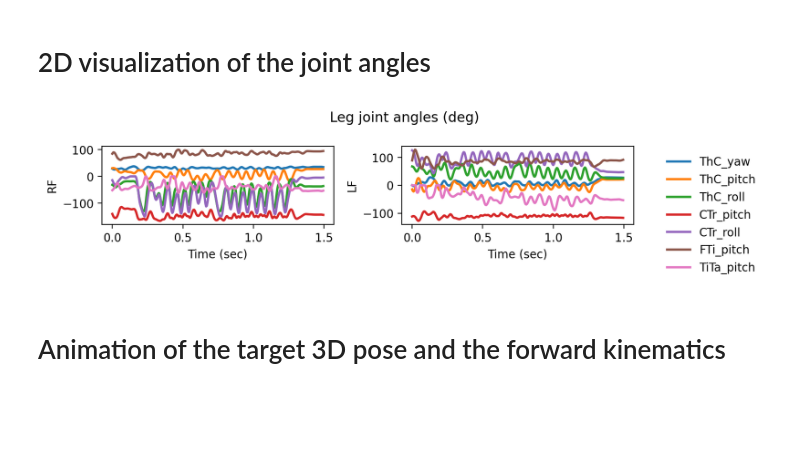
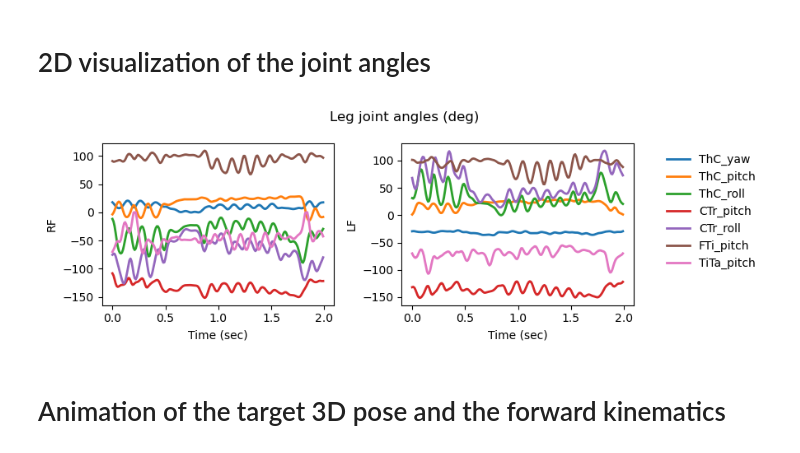
Before and after one commit to NeLy-EPFL/sequential-inverse-kinematics, a Jupyter notebook: docs/seqikpy_grooming.ipynb, the cells around one changed output. Cells and saved outputs as stored; diff of their text form; code cells hidden in the pictures; blank space fills up the shorter version.

```diff
--- a/docs/seqikpy_grooming.ipynb
+++ b/docs/seqikpy_grooming.ipynb
@@ -31,7 +31,7 @@ leg_joint_angle_names = [
 legs_to_align = ["RF","LF"]
 # %%
 # Load the data, below contains the kinematics during locomotion
-data_path = Path("../data/anipose_220525_aJO_Fly001_001/pose-3d")
+data_path = Path("../data/anipose_pose-220807_aJO-GAL4xUAS-CsChr_Fly002_002_Beh")
 pose_data = load_file(
     data_path / "pose3d.h5"
 )
@@ -42,7 +42,7 @@ converted_dict_full = convert_from_anipose_to_dict(pose_data, pts2align=PTS2ALIG
 # Select the time period where locomotion happens
 converted_dict = {}
 for key, dict_v in converted_dict_full.items():
-    converted_dict[key] = dict_v[400:700,:,:]
+    converted_dict[key] = dict_v[400:600,:,:]
 # %% [markdown]
 # Defining the body model
 
@@ -198,6 +190,6 @@ After the process is over, `run_ik_and_fk` will save the results in two separete
 # %%
 leg_joint_angles, forward_kinematics = class_seq_ik.run_ik_and_fk(
     export_path=data_path,
-    hide_progress_bar=False
+    hide_progress_bar=True
 )
 # %% [output]
@@ -207,35 +199,33 @@ leg_joint_angles, forward_kinematics = class_seq_ik.run_ik_and_fk(
 # 2D visualization of the joint angles
 # %%
 # Let's plot the joint angles for all six legs
-fig, axs = plt.subplots(1, 2, figsize=(9, 2), dpi=200)
+fig, axs = plt.subplots(1, 2, figsize=(9, 3), dpi=100)
 
 axs = axs.flatten()
 for angle_name in leg_joint_angle_names:
     for i, leg_name in enumerate(["RF", "LF"]):
         axs[i].plot(
             np.rad2deg(leg_joint_angles[f"Angle_{leg_name}_{angle_name}"]),
             label=angle_name,
             lw=2,
         )
         axs[i].set_ylabel(leg_name)
 
 time_step = 1e-2
 for ax in axs:
     ax.set_xticklabels(np.array(ax.get_xticks() * time_step, dtype='f'))
 
 
 axs[-1].set_xlabel("Time (sec)")
 axs[-2].set_xlabel("Time (sec)")
 
 axs[1].legend(bbox_to_anchor=(1.1, 1), frameon=False)
 
 plt.suptitle("Leg joint angles (deg)")
 plt.tight_layout()
-
-# fig.savefig("../results/alljoints_follow_ikpy_left.png", bbox_inches="tight")
 plt.show()
 # %% [output]
-[figure, old version]
+[figure, new version]
 # %% [markdown]
 # Animation of the target 3D pose and the forward kinematics
 # %%
```
Also changed, not shown: parts of 11 cells of this notebook, 19 other files.
